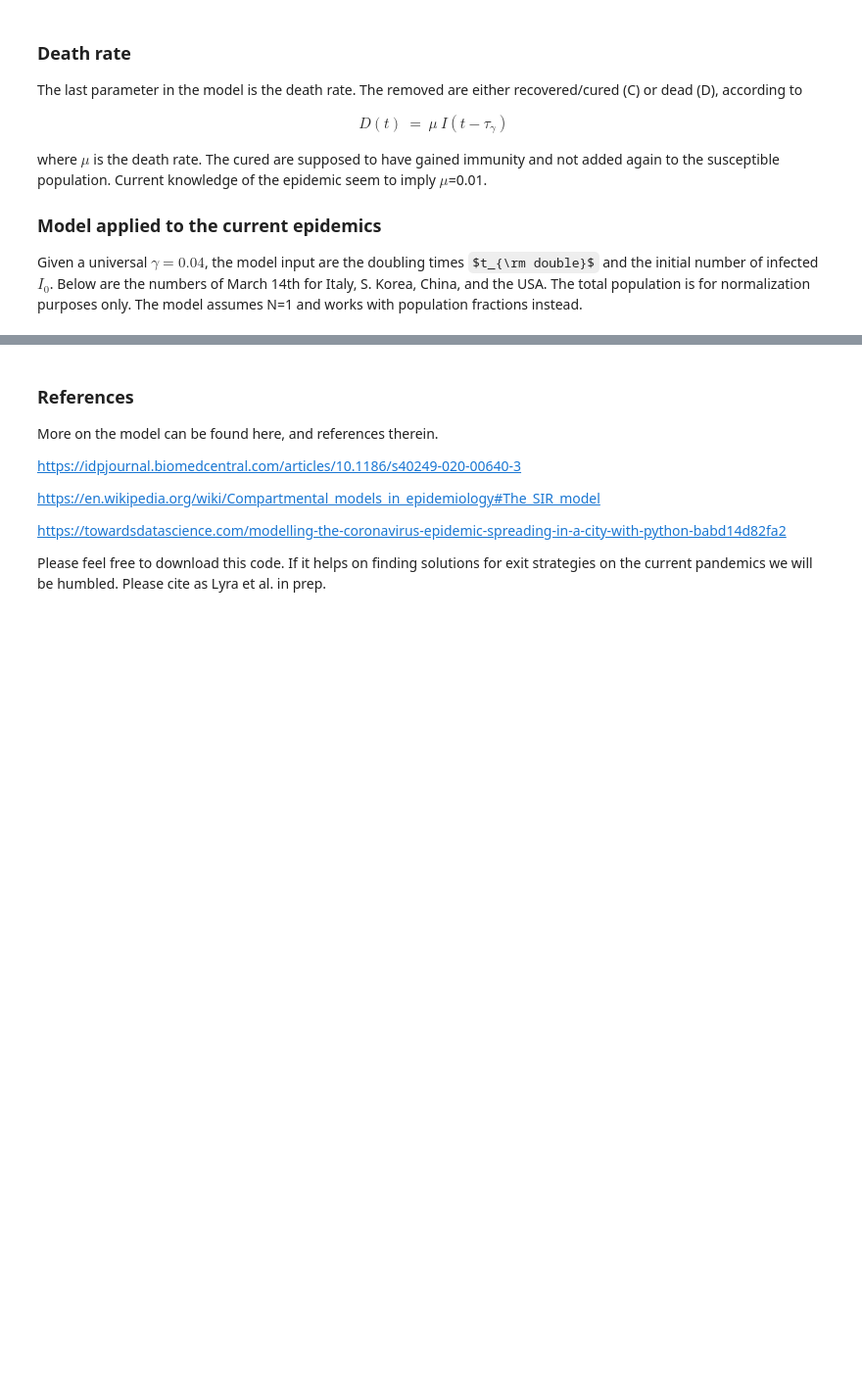
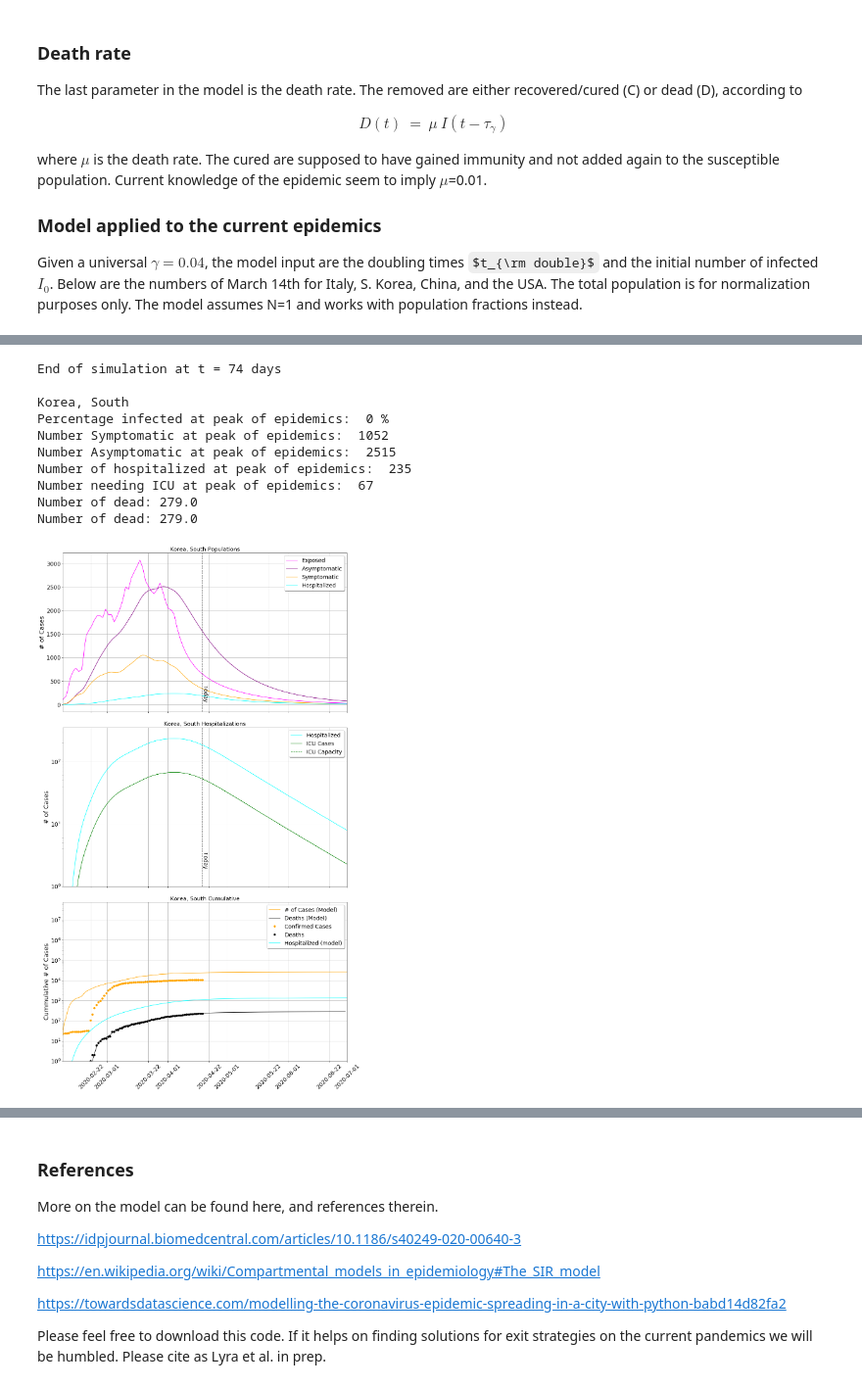
Before and after one commit to wlyra/covid19, a Jupyter notebook: covid19_SEIR.ipynb, the cells around one changed output, grey strips where cells are left out. Shown at 98% size. Saved outputs shown, nothing was run; the diff lists cells and outputs as text; code cells hidden in the pictures; some formulas as TeX source; blank space fills up the shorter version.

```diff
--- a/covid19_SEIR.ipynb
+++ b/covid19_SEIR.ipynb
@@ -1040,7 +1040,7 @@ def RK3(f):
     title=name+" Populations"
 
     ax1.axvline(datetime.datetime.today(),linestyle='--',color='black')
-    #ax1.annotate('Today', xy=(datetime.datetime.today(), 80),rotation=-90,color='black')
+    ax1.annotate('Today', xy=(datetime.datetime.today(), 80),rotation=-90,color='black')
 
     ax1.set_title(title)
     ax1.grid()
@@ -1050,7 +1050,7 @@ def RK3(f):
     title=name+" Hospitalizations"
 
     ax2.axvline(datetime.datetime.today(),linestyle='--',color='black')
-    #ax1.annotate('Today', xy=(datetime.datetime.today(), 80),rotation=-90,color='black')
+    ax2.annotate('Today', xy=(datetime.datetime.today(), 2),rotation=-90,color='black')
 
     ax2.set_title(title)
     ax2.grid()
@@ -1063,9 +1063,6 @@ def RK3(f):
     ax3.set_ylabel(strCas)
     title=name+" Cumulative"#+", $N$="+strlog+", $I_{tot}$="+np.str(np.int(I0))
     ax3.set_title(title)
-
-    #ax2.axvline(datetime.datetime.today(),linestyle='--',color='black')
-    #ax2.annotate('Today', xy=(datetime.datetime.today(), 1e5),rotation=-90,color='black')
 
     ax3.legend(loc="best",fancybox=True,shadow=True)
     ax3.grid()
@@ -1203,6 +1202,18 @@ def RK3(f):
 #country = select_country('China')
 #plottage(country,RK3(country))
 # %%
-#country = select_country('Korea, South')
-#plottage(country,RK3(country))
+country = select_country('Korea, South')
+plottage(country,RK3(country))
+# %% [output]
+End of simulation at t = 74 days
+
+Korea, South
+Percentage infected at peak of epidemics:  0 %
+Number Symptomatic at peak of epidemics:  1052
+Number Asymptomatic at peak of epidemics:  2515
+Number of hospitalized at peak of epidemics:  235
+Number needing ICU at peak of epidemics:  67
+Number of dead: 279.0
+Number of dead: 279.0
+[figure, added]
 # %%
```
Also changed, not shown: parts of 9 cells of this notebook.
